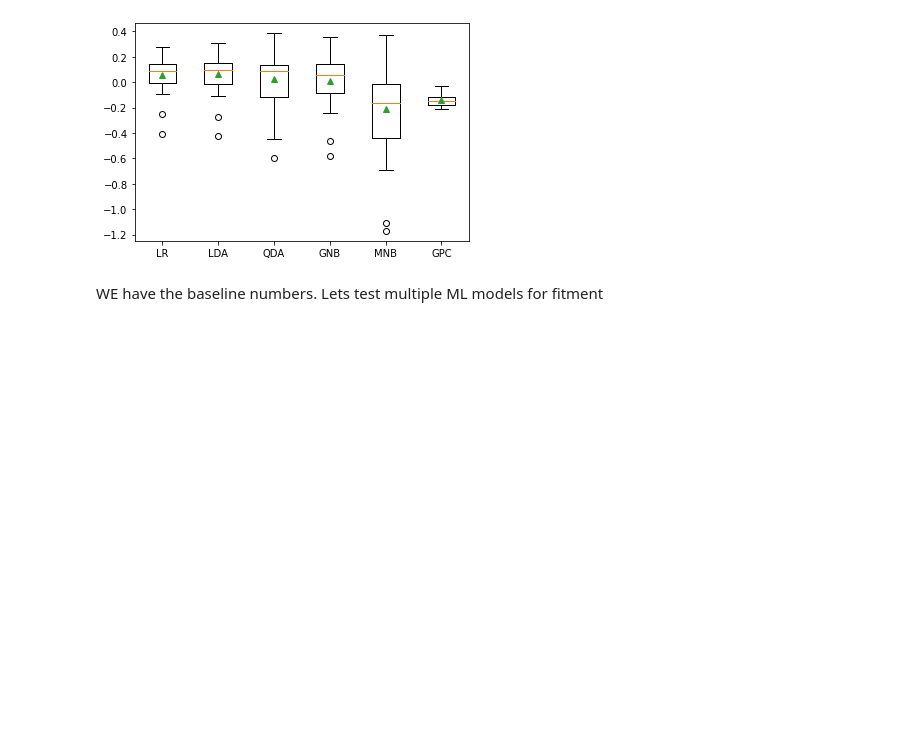
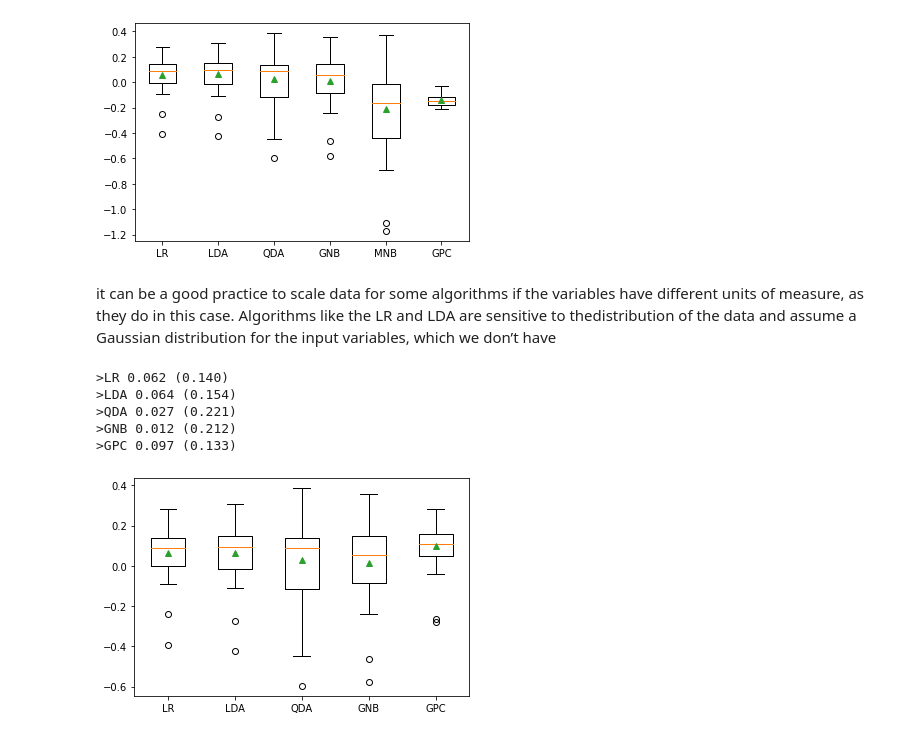
Before and after one commit to shank10/CV, a Jupyter notebook: skewed_data_breast_cancer_mortality_detection.ipynb, the cells around one changed output. Drawn from its saved outputs; the diff is of its cells as text; code cells hidden in the pictures; blank space fills up the shorter version.

```diff
--- a/skewed_data_breast_cancer_mortality_detection.ipynb
+++ b/skewed_data_breast_cancer_mortality_detection.ipynb
@@ -180,5 +162,51 @@ Mean BSS: -0.000 (0.000)
 >MNB -0.211 (0.369)
 >GPC -0.142 (0.041)
 [figure]
-# %% [markdown]
-WE have the baseline numbers. Lets test multiple ML models for fitment
+# %% [markdown]
+it can be a good practice to scale data for some algorithms if the variables have different units of measure,  as they do in this case.  Algorithms like the LR and LDA are sensitive to thedistribution of the data and assume a Gaussian distribution for the input variables, which we don’t have
+# %%
+from sklearn.pipeline import Pipeline
+from sklearn.preprocessing import StandardScaler
+# define models to test.
+# Removed MNB as it cannot handle negative values.
+def get_models():
+  models, names = list(), list()
+  # LR
+  models.append(LogisticRegression(solver='lbfgs'))
+  names.append('LR')
+  # LDA
+  models.append(LinearDiscriminantAnalysis())
+  names.append('LDA')
+  # QDA
+  models.append(QuadraticDiscriminantAnalysis())
+  names.append('QDA')
+  # GNB
+  models.append(GaussianNB())
+  names.append('GNB')
+  # GPC
+  models.append(GaussianProcessClassifier())
+  names.append('GPC')
+  return models, names
+
+# Call Real models
+models, names = get_models()
+results = list()
+# evaluate each model
+for i in range(len(models)):
+  # evaluate the model and store
+  # create a pipeline
+  pipeline = Pipeline(steps=[('t', StandardScaler()),('m',models[i])])
+  resultsscores = evaluate_model(X, y, pipeline)
+  results.append(resultsscores)
+  # summarize and store
+  print('>%s %.3f (%.3f)'% (names[i], mean(resultsscores), std(resultsscores)))
+# plot the results
+pyplot.boxplot(results, labels=names, showmeans=True)
+pyplot.show()
+# %% [output]
+>LR 0.062 (0.140)
+>LDA 0.064 (0.154)
+>QDA 0.027 (0.221)
+>GNB 0.012 (0.212)
+>GPC 0.097 (0.133)
+[figure, added]
```
Also changed, not shown: parts of 8 cells of this notebook.
